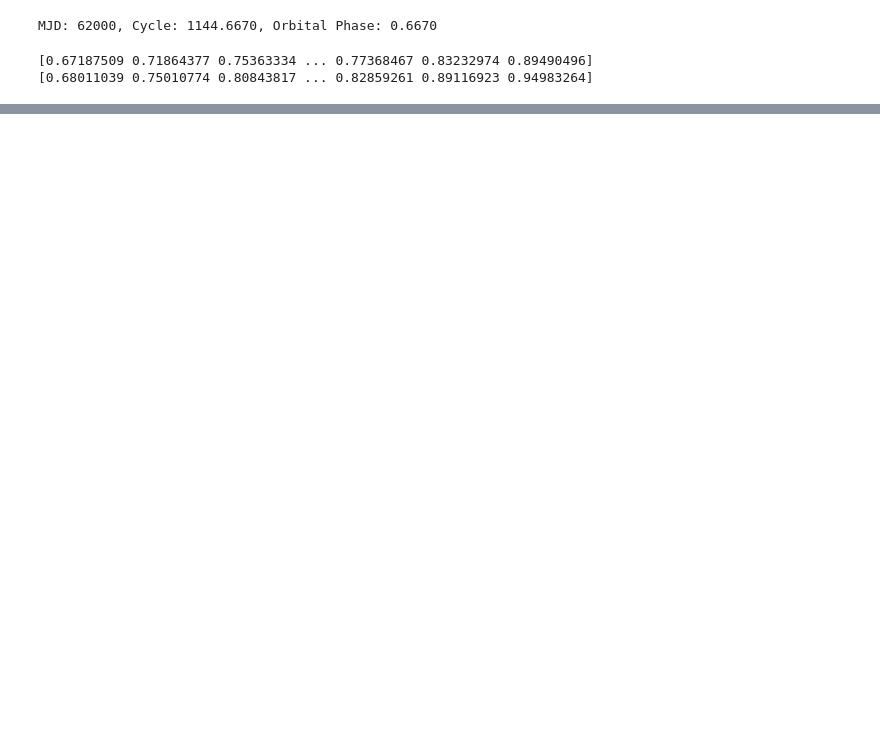
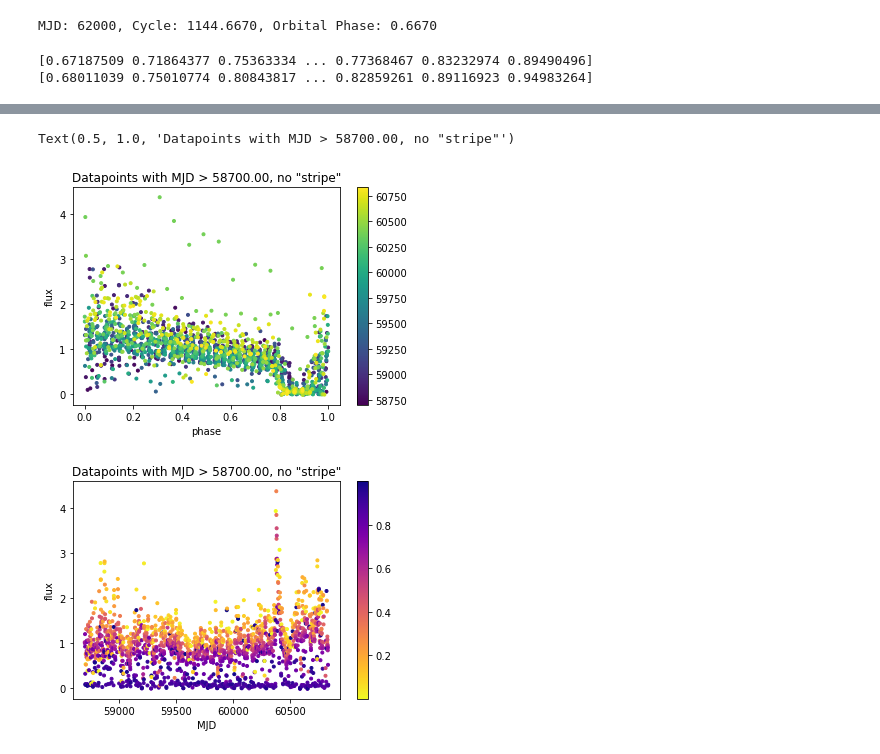
Before and after one commit to willclarkson/um-d-xraydips, a Jupyter notebook: notebooks/MJD_Orbital_Phase_Converter_updated.ipynb, the cells around one changed output, grey strips where cells are left out. Saved outputs shown, nothing was run; the diff lists cells and outputs as text; code cells hidden in the pictures; blank space fills up the shorter version.

```diff
--- a/notebooks/MJD_Orbital_Phase_Converter_updated.ipynb
+++ b/notebooks/MJD_Orbital_Phase_Converter_updated.ipynb
@@ -76,0 +95,33 @@ Text(0, 0.5, 'flux')
+# %%
+# curious - what happens if we select only the dips we "want", knowing ahead of time
+# where they are in phase?
+bdiscard = (phases_start < 0.79) & (flux < 0.05)
+
+bkeep = (blate) & (~bdiscard)
+
+# let's see what happens when we discard that stripe...
+
+plt.figure(figsize=(6,4))
+plt.scatter(phases_start[bkeep], flux[bkeep], c=mjds_start[bkeep], s=9)
+# plt.plot(phases_end, flux, "o",color = 'pink', markersize = '3')
+plt.colorbar()
+plt.xlabel("phase")
+plt.ylabel("flux")
+plt.title('Datapoints with MJD > %.2f, no "stripe"' % (tmid))
+
+# let's view the time-series
+plt.figure(figsize=(6,4))
+#plt.plot(mjds_start, flux, "-",color = 'palevioletred')
+plt.scatter(mjds_start[bkeep], flux[bkeep], c=phases_start[bkeep], s=9, zorder=5, \
+           cmap='plasma_r')
+plt.colorbar()
+#plt.plot(mjds_end, flux, "-",color = 'palevioletred')
+plt.xlabel("MJD")
+plt.ylabel("flux")
+plt.title('Datapoints with MJD > %.2f, no "stripe"' % (tmid))
+#plt.xlim(59700,59900)
+#plt.ylim(0,2)
+# %% [output]
+Text(0.5, 1.0, 'Datapoints with MJD > 58700.00, no "stripe"')
+[figure, added]
+[figure, added]
```
Also changed, not shown: parts of 8 cells of this notebook.
